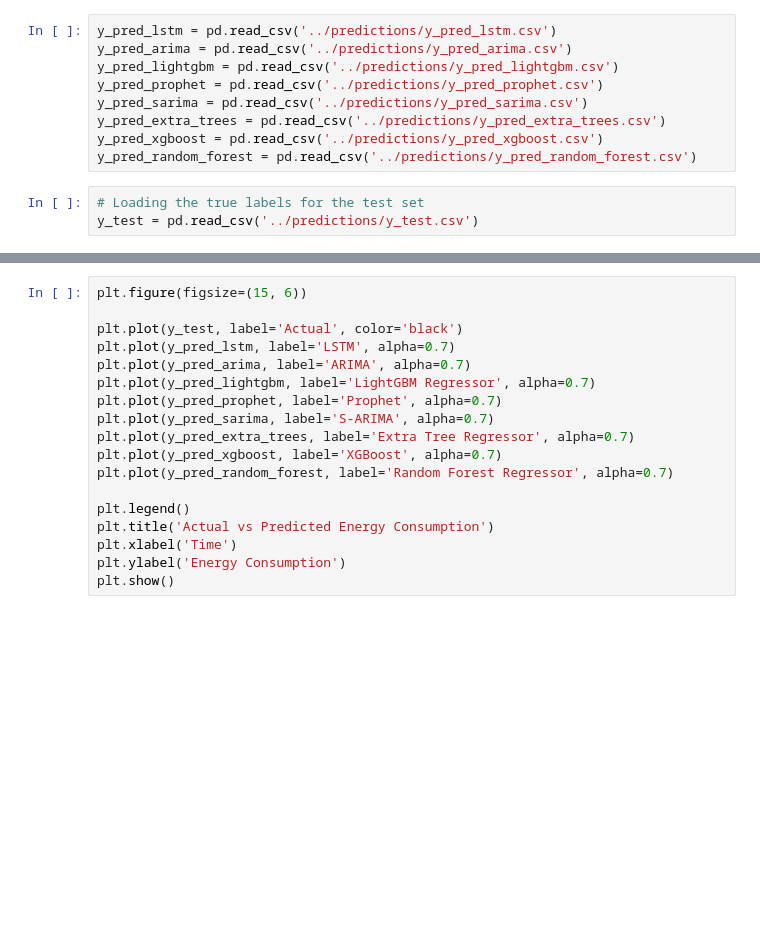
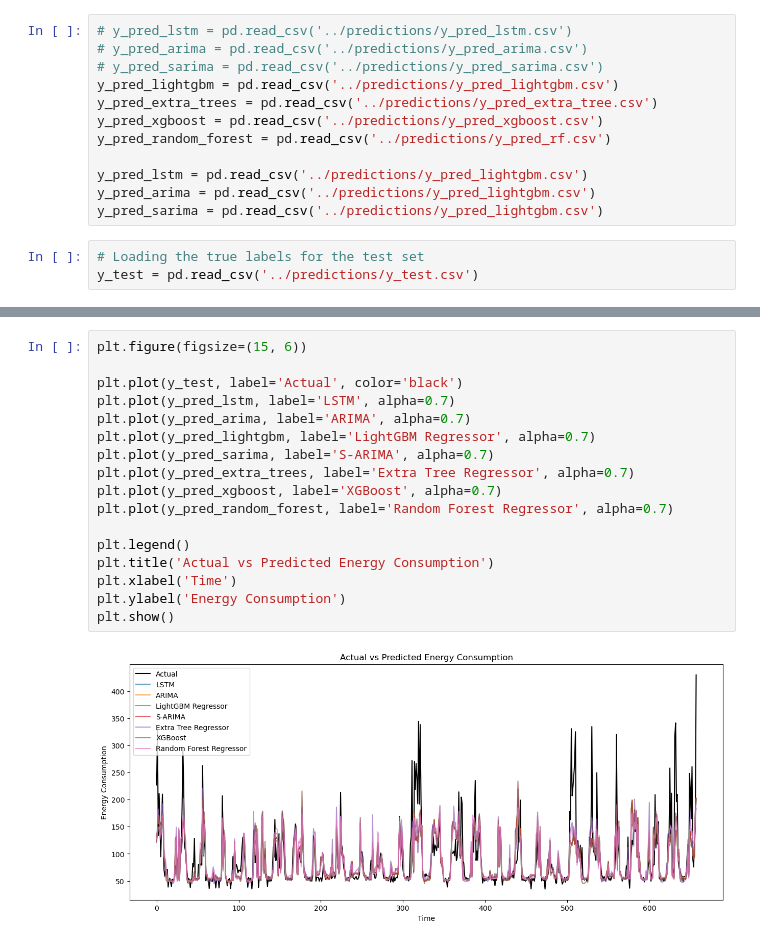
Before and after one commit to BianchiLuca28/EnergyConsumptionForecast, a Jupyter notebook: notebooks/comparing_results.ipynb, the cells around one changed output, grey strips where cells are left out. Cells and saved outputs as stored; diff of their text form; blank space fills up the shorter version.

Commit message:
Adding predictions to compare results

```diff
--- a/notebooks/comparing_results.ipynb
+++ b/notebooks/comparing_results.ipynb
@@ -6,14 +6,17 @@
 import matplotlib.pyplot as plt
 import pandas as pd
 # %%
-y_pred_lstm = pd.read_csv('../predictions/y_pred_lstm.csv')
-y_pred_arima = pd.read_csv('../predictions/y_pred_arima.csv')
+# y_pred_lstm = pd.read_csv('../predictions/y_pred_lstm.csv')
+# y_pred_arima = pd.read_csv('../predictions/y_pred_arima.csv')
+# y_pred_sarima = pd.read_csv('../predictions/y_pred_sarima.csv')
 y_pred_lightgbm = pd.read_csv('../predictions/y_pred_lightgbm.csv')
-y_pred_prophet = pd.read_csv('../predictions/y_pred_prophet.csv')
-y_pred_sarima = pd.read_csv('../predictions/y_pred_sarima.csv')
-y_pred_extra_trees = pd.read_csv('../predictions/y_pred_extra_trees.csv')
+y_pred_extra_trees = pd.read_csv('../predictions/y_pred_extra_tree.csv')
 y_pred_xgboost = pd.read_csv('../predictions/y_pred_xgboost.csv')
-y_pred_random_forest = pd.read_csv('../predictions/y_pred_random_forest.csv')
+y_pred_random_forest = pd.read_csv('../predictions/y_pred_rf.csv')
+
+y_pred_lstm = pd.read_csv('../predictions/y_pred_lightgbm.csv')
+y_pred_arima = pd.read_csv('../predictions/y_pred_lightgbm.csv')
+y_pred_sarima = pd.read_csv('../predictions/y_pred_lightgbm.csv')
 # %%
 # Loading the true labels for the test set
 y_test = pd.read_csv('../predictions/y_test.csv')
@@ -47,21 +60,22 @@ print(metrics_df)
 # %%
 plt.figure(figsize=(15, 6))
 
 plt.plot(y_test, label='Actual', color='black')
 plt.plot(y_pred_lstm, label='LSTM', alpha=0.7)
 plt.plot(y_pred_arima, label='ARIMA', alpha=0.7)
 plt.plot(y_pred_lightgbm, label='LightGBM Regressor', alpha=0.7)
-plt.plot(y_pred_prophet, label='Prophet', alpha=0.7)
 plt.plot(y_pred_sarima, label='S-ARIMA', alpha=0.7)
 plt.plot(y_pred_extra_trees, label='Extra Tree Regressor', alpha=0.7)
 plt.plot(y_pred_xgboost, label='XGBoost', alpha=0.7)
 plt.plot(y_pred_random_forest, label='Random Forest Regressor', alpha=0.7)
 
 plt.legend()
 plt.title('Actual vs Predicted Energy Consumption')
 plt.xlabel('Time')
 plt.ylabel('Energy Consumption')
 plt.show()
+# %% [output]
+[figure, added]
 # %%
 fig = plt.figure(figsize=(20,8))
 plt.plot(y_test[:100].values, label='Target value',color='b')
```
Also changed, not shown: parts of 2 cells of this notebook, 9 other files.
